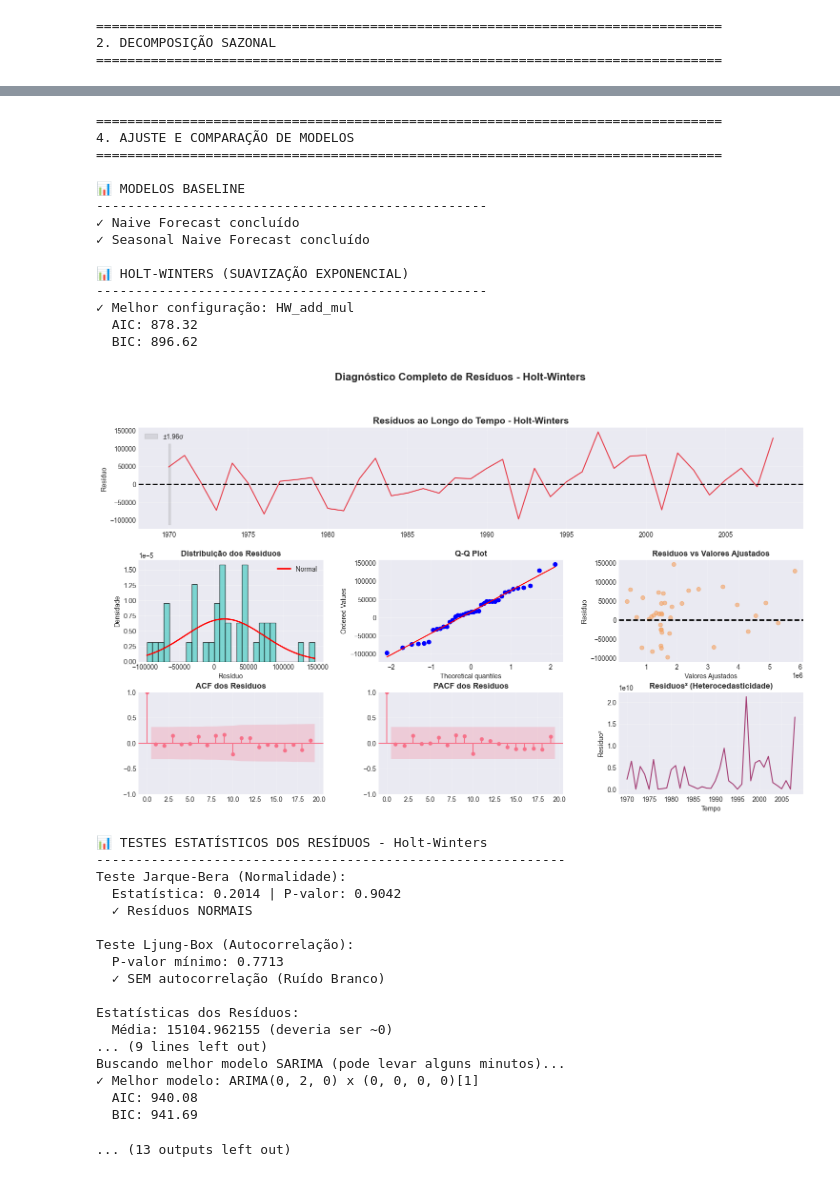
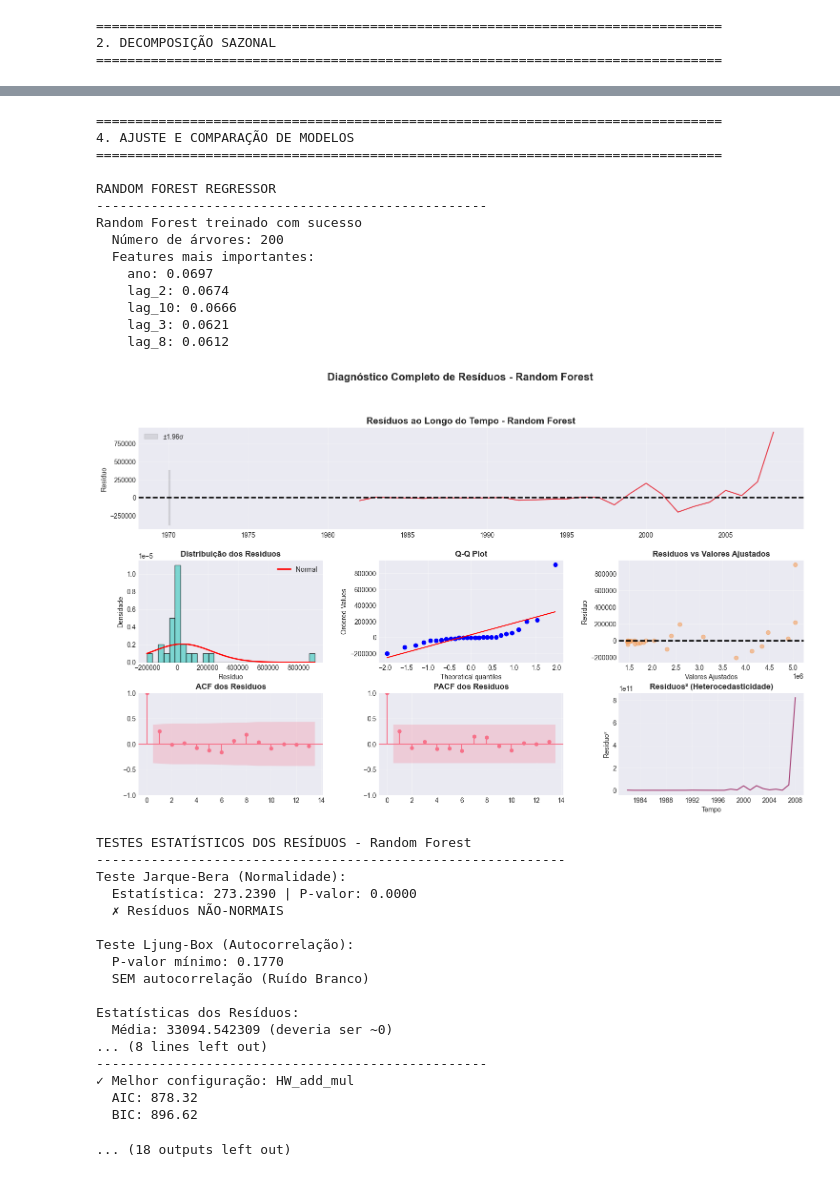
Before and after one commit to riqcampos/Temporal_Series_Project, a Jupyter notebook: results_matriculas.ipynb, the cells around one changed output, grey strips where cells are left out. Cells and saved outputs as stored; diff of their text form; code cells hidden in the pictures.

Commit message:
Modelo de predição finalizado

```diff
--- a/results_matriculas.ipynb
+++ b/results_matriculas.ipynb
@@ -11,8 +14,7 @@ analisador = AnalisadorSerieTemporalCompleto(
     frequencia='YS',
     test_size=0.2
 )
-
-analisador.analise_completa()
+previsoes = analisador.analise_completa(periodos_futuros=12)
 # %% [output]
 📊 DADOS FALTANTES DETECTADOS
 Quantidade: 5 (10.20%)
@@ -65,35 +67,35 @@ INTERPRETAÇÃO COMBINADA:
 ==================================================
 [figure]
 ================================================================================
 4. AJUSTE E COMPARAÇÃO DE MODELOS
 ================================================================================
 
-📊 MODELOS BASELINE
+RANDOM FOREST REGRESSOR
 --------------------------------------------------
-✓ Naive Forecast concluído
-✓ Seasonal Naive Forecast concluído
-
-📊 HOLT-WINTERS (SUAVIZAÇÃO EXPONENCIAL)
---------------------------------------------------
-✓ Melhor configuração: HW_add_mul
-  AIC: 878.32
-  BIC: 896.62
+Random Forest treinado com sucesso
+  Número de árvores: 200
+  Features mais importantes:
+    ano: 0.0697
+    lag_2: 0.0674
+    lag_10: 0.0666
+    lag_3: 0.0621
+    lag_8: 0.0612
-[figure, old version]
+[figure, new version]
-📊 TESTES ESTATÍSTICOS DOS RESÍDUOS - Holt-Winters
+TESTES ESTATÍSTICOS DOS RESÍDUOS - Random Forest
 ------------------------------------------------------------
 Teste Jarque-Bera (Normalidade):
-  Estatística: 0.2014 | P-valor: 0.9042
-  ✓ Resíduos NORMAIS
+  Estatística: 273.2390 | P-valor: 0.0000
+  ✗ Resíduos NÃO-NORMAIS
 
 Teste Ljung-Box (Autocorrelação):
-  P-valor mínimo: 0.7713
-  ✓ SEM autocorrelação (Ruído Branco)
+  P-valor mínimo: 0.1770
+  SEM autocorrelação (Ruído Branco)
 
 Estatísticas dos Resíduos:
-  Média: 15104.962155 (deveria ser ~0)
-... (9 lines left out)
-Buscando melhor modelo SARIMA (pode levar alguns minutos)...
-✓ Melhor modelo: ARIMA(0, 2, 0) x (0, 0, 0, 0)[1]
-  AIC: 940.08
-  BIC: 941.69
+  Média: 33094.542309 (deveria ser ~0)
+... (8 lines left out)
+--------------------------------------------------
+✓ Melhor configuração: HW_add_mul
+  AIC: 878.32
+  BIC: 896.62
-... (13 outputs left out)
+... (18 outputs left out)
```
Also changed, not shown: parts of 2 cells of this notebook, 2 other files.
